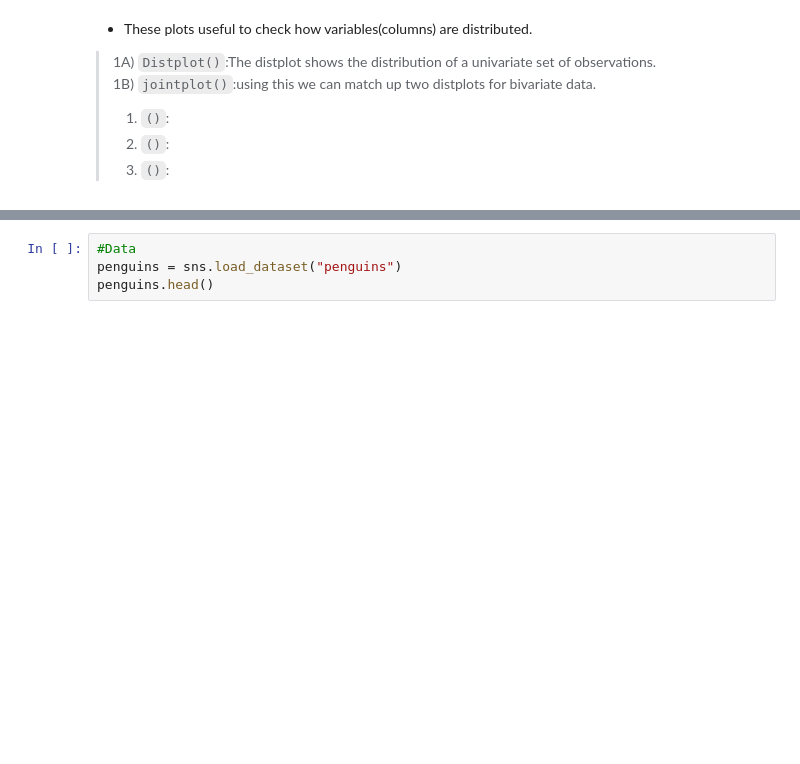
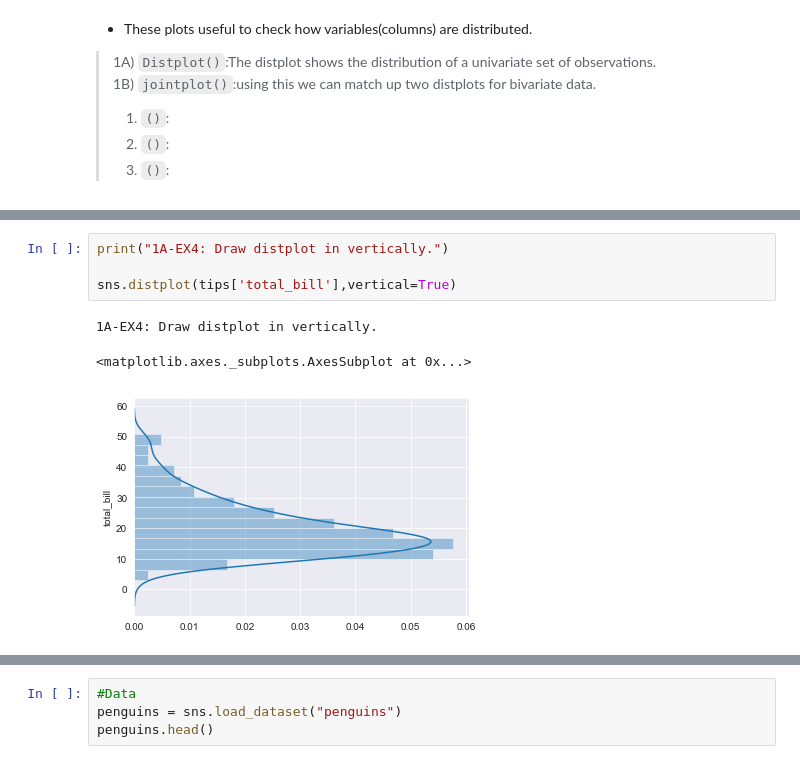
Before and after one commit to surendra-arivappagari/1.DataScience_MachineLearning_with_Python, a Jupyter notebook: 5.Seaborn/Seaborn_Data_Visualization.ipynb, the cells around one changed output, grey strips where cells are left out. Drawn from its saved outputs; the diff is of its cells as text; blank space fills up the shorter version.

```diff
--- a/5.Seaborn/Seaborn_Data_Visualization.ipynb
+++ b/5.Seaborn/Seaborn_Data_Visualization.ipynb
@@ -64,0 +76,8 @@ EX2: Remove KDE(Kernel density estimation) layer.
+# %%
+print("1A-EX4: Draw distplot in vertically.")
+
+sns.distplot(tips['total_bill'],vertical=True)
+# %% [output]
+1A-EX4: Draw distplot in vertically.
+<matplotlib.axes._subplots.AxesSubplot at 0x...>
+[figure, added]
```
Also changed, not shown: parts of 7 cells of this notebook.
